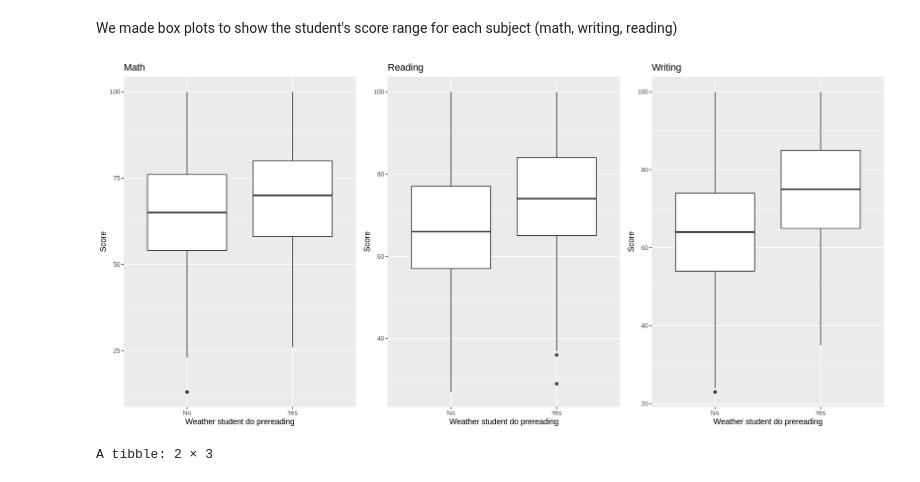
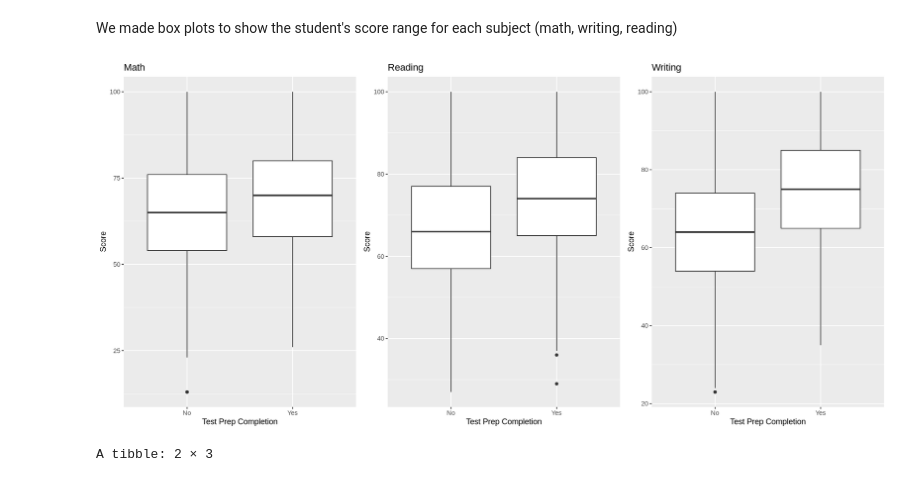
Before and after one commit to mayas02/dsci-100-2022w1-group-89, a Jupyter notebook: dataset.ipynb, the cells around one changed output. Saved outputs shown, nothing was run; the diff lists cells and outputs as text; code cells hidden in the pictures.

```diff
--- a/dataset.ipynb
+++ b/dataset.ipynb
@@ -92,25 +92,25 @@ We made box plots to show the student's score range for each subject (math, writ
 # %%
 # Show box plot
 exam1 <- exam %>%
     mutate(test.preparation.course = ifelse(test.preparation.course == 1, "Yes", "No"))
 
 bp1 <-ggplot(exam1,aes(x=test.preparation.course,y=math.score)) +
         geom_boxplot() +
-        labs(x='Weather student do prereading',y='Score') +
+        labs(x='Test Prep Completion',y='Score') +
         ggtitle('Math')
 bp2 <-ggplot(exam1,aes(x=test.preparation.course,y=reading.score)) +
         geom_boxplot() +
-        labs(x='Weather student do prereading',y='Score') +
+        labs(x='Test Prep Completion',y='Score') +
         ggtitle('Reading')
 bp3 <-ggplot(exam1,aes(x=test.preparation.course,y=writing.score)) +
         geom_boxplot() +
-        labs(x='Weather student do prereading',y='Score')+
+        labs(x='Test Prep Completion',y='Score')+
         ggtitle('Writing')
 
 
 plot_grid(bp1,bp2,bp3,ncol = 3)
 # %% [output]
-[figure, old version]
+[figure, new version]
 # %%
 #Start train data
 set.seed(2022)
```
